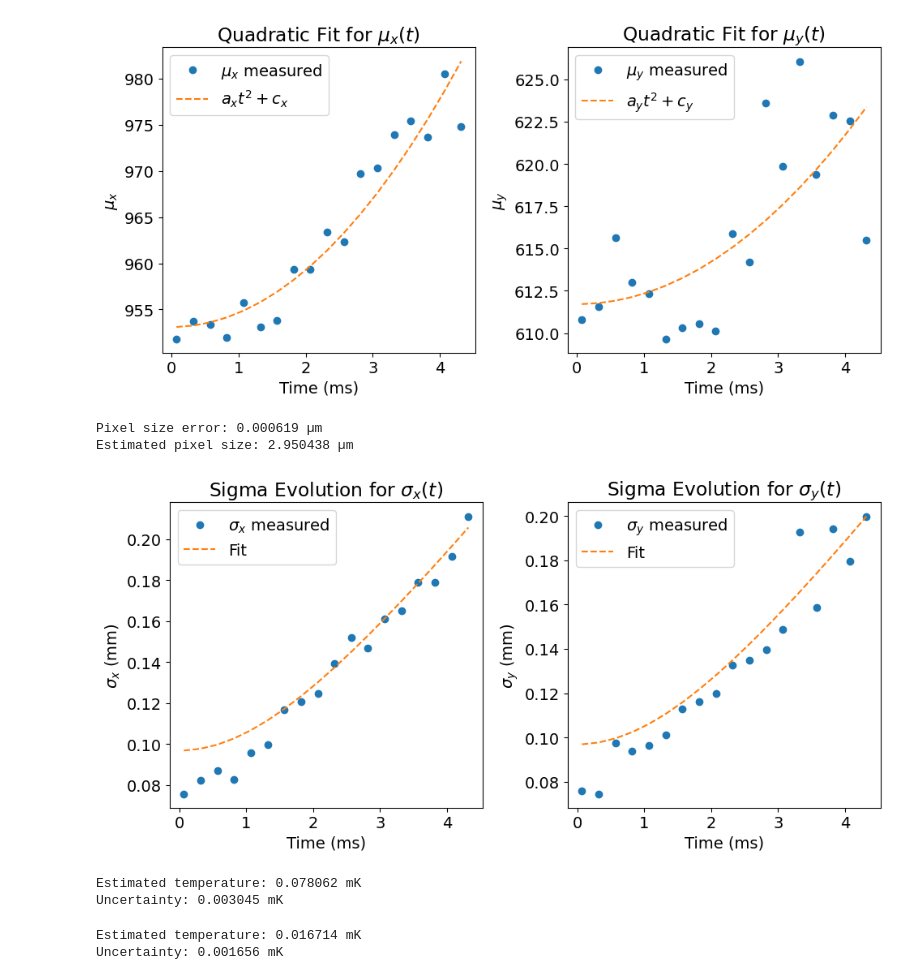
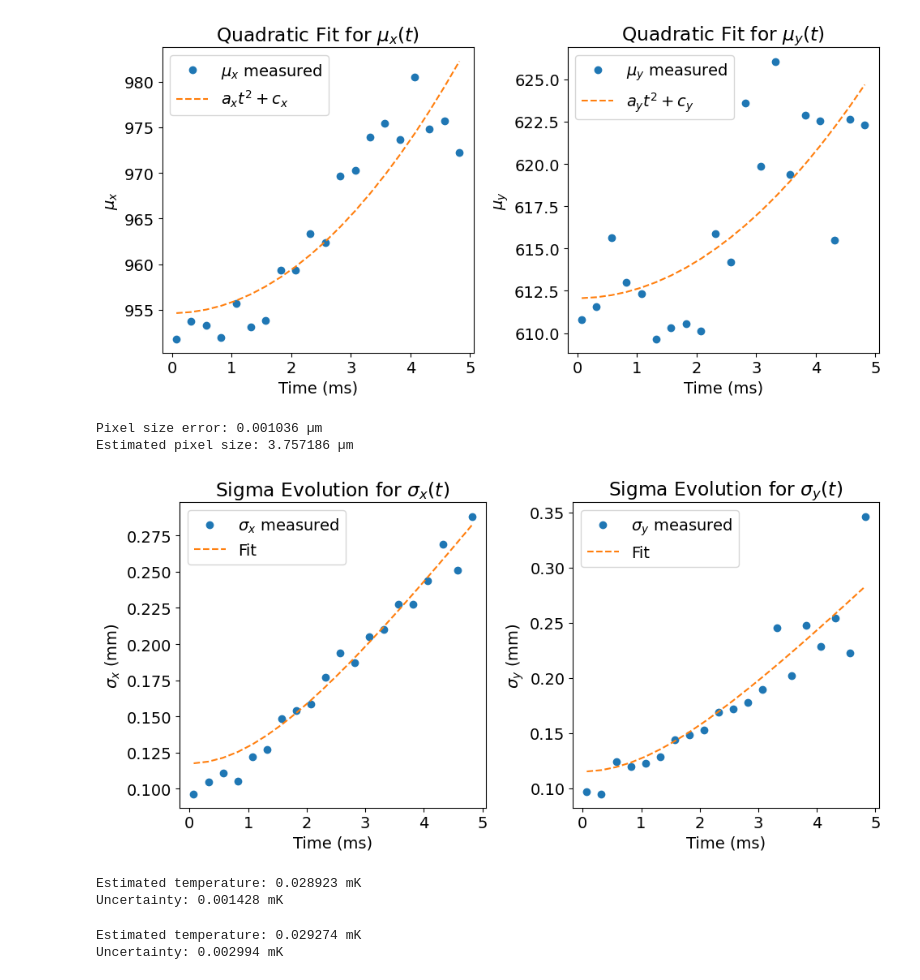
Before and after one commit to TiborCornelli/MOT, a Jupyter notebook: AbsorptionImaging/gauss_fit.ipynb, the cells around one changed output. Saved outputs shown, nothing was run; the diff lists cells and outputs as text; code cells hidden in the pictures.

```diff
--- a/AbsorptionImaging/gauss_fit.ipynb
+++ b/AbsorptionImaging/gauss_fit.ipynb
@@ -28,12 +28,12 @@ x0_values = []
 sigma_x_values = []
 y0_values = []
 sigma_y_values = []
+tof_values = []
 dt = 250 * 1e-6  # TOF step size in seconds
 start_tof = 71 * 1e-6  # Start time of flight in seconds
-time_stamps = np.arange(len(file_list)) * dt
 
-min_file = 23
-max_file = 63
+min_file = 1
+max_file = 89
 
 for file in file_list:
     file_index = int(file[-5:-3])
@@ -42,6 +42,9 @@ for file in file_list:
         continue
     if file_index > max_file:
         break
+    # Outliers
+    if file_index in [64,65,66]:
+        continue
 
     img = read_gz_file(file, returnRaw=False, returnDict=False)
     cropped = img[slice(*roi["yMain"]), slice(*roi["xMain"])]
@@ -63,6 +66,7 @@ for file in file_list:
     sigma_x_values.append(abs(popt_x[2]))
     y0_values.append(popt_y[1] + y_length / 2 + roi["yMain"][0])
     sigma_y_values.append(abs(popt_y[2]))
+    tof_values.append(start_tof + (file_index - 3) % 20 * dt)
 
     plt.plot(x_vals_centered + x_length / 2 + roi["xMain"][0], projection_x, label="X Projection")
     plt.plot(
@@ -133,29 +156,29 @@ plt.show()
 # %%
-start = np.where(np.array(file_indices) == min_file)[0][0]
-end = np.where(np.array(file_indices) == 40)[0][0] + 1
-new_indices = file_indices[start:end]
-t = dt * np.arange(len(new_indices)) + start_tof
-t_ms = t * 1e3
+tof_values_ms = np.array(tof_values) * 1e3  # Convert to milliseconds
+start = np.where(np.array(file_indices) == 23)[0][0]
+end = np.where(np.array(file_indices) == 42)[0][0] + 1
+tof_values_selected_ms = tof_values_ms[start:end]
+tof_values_selected = tof_values_selected_ms / 1000
 
 # Fit quadratic function to x0 values
 def quadratic(t, a, c):
     return a * t**2 + c
-popt_x_accel, cov_x = curve_fit(quadratic, t, x0_values[start:end])
-popt_y_accel, cov_y = curve_fit(quadratic, t, y0_values[start:end])
+popt_x_accel, cov_x = curve_fit(quadratic, tof_values_selected, x0_values[start:end])
+popt_y_accel, cov_y = curve_fit(quadratic, tof_values_selected, y0_values[start:end])
 
 # Plotting the quadratic fits
 plt.figure(figsize=(10, 5))
 plt.rcParams.update({'font.size': 14})
 plt.subplot(1, 2, 1)
-plt.plot(t_ms, x0_values[start:end], 'o', label=r'$\mu_x$ measured')
-plt.plot(t_ms, quadratic(t, *popt_x_accel), label=r'$a_x t^2 + c_x$', linestyle='--')
+plt.plot(tof_values_selected_ms, x0_values[start:end], 'o', label=r'$\mu_x$ measured')
+plt.plot(tof_values_selected_ms, quadratic(tof_values_selected, *popt_x_accel), label=r'$a_x t^2 + c_x$', linestyle='--')
 plt.xlabel('Time (ms)')
 plt.ylabel(r'$\mu_x$')
 plt.title(r'Quadratic Fit for $\mu_x(t)$')
 plt.legend()
 plt.subplot(1, 2, 2)
-plt.plot(t_ms, y0_values[start:end], 'o', label=r'$\mu_y$ measured')
-plt.plot(t_ms, quadratic(t, *popt_y_accel), label=r'$a_y t^2 + c_y$', linestyle='--')
+plt.plot(tof_values_selected_ms, y0_values[start:end], 'o', label=r'$\mu_y$ measured')
+plt.plot(tof_values_selected_ms, quadratic(tof_values_selected, *popt_y_accel), label=r'$a_y t^2 + c_y$', linestyle='--')
 plt.xlabel('Time (ms)')
 plt.ylabel(r'$\mu_y$')
 plt.title(r'Quadratic Fit for $\mu_y(t)$')
@@ -163,7 +186,7 @@ plt.legend()
 plt.tight_layout()
 #plt.savefig("quadratic_fit_parameters.png", dpi=300)
 # %% [output]
-[figure, old version]
+[figure, new version]
 # %%
 # Estimating Pixel size
 g = 9.81  # m/s^2
@@ -185,8 +208,8 @@ print("Pixel size error:", round(pixel_size_error, 6), "µm")
 
 print("Estimated pixel size:", pixel_size_est.round(6), "µm")
 # %% [output]
-Pixel size error: 0.000619 µm
-Estimated pixel size: 2.950438 µm
+Pixel size error: 0.001036 µm
+Estimated pixel size: 3.757186 µm
 # %%
 pixel_size = 3.45 * 1e-6  # actual pixel size in meters
 pixel_size = pixel_size_est * 1e-6  # convert µm to meters
@@ -195,40 +218,40 @@ sigma_x_values_meters = np.array(sigma_x_values[start:end]) * pixel_size
 sigma_y_values_meters = np.array(sigma_y_values[start:end]) * pixel_size
 
 sigma_x_values_mmeters = sigma_x_values_meters * 1e3
 sigma_y_values_mmeters = sigma_y_values_meters * 1e3
 
 u = 1.66053906660e-27  # kg
 m_85rb = 84.91178974 * u  # kg
 k_B = 1.380649e-23  # J/K
 
 def sigma_evolution(t, sigma_0, T):
     return np.sqrt(sigma_0**2 + (k_B * T / m_85rb) * t ** 2)
 
 
 # Fit the sigma evolution
-popt_sigma_x, cov_sigma_x = curve_fit(sigma_evolution, t, sigma_x_values_meters, p0=[0.1, 0], bounds=(0, [np.inf, np.inf]))
-popt_sigma_y, cov_sigma_y = curve_fit(sigma_evolution, t, sigma_y_values_meters, p0=[0.1, 0], bounds=(0, [np.inf, np.inf]))
+popt_sigma_x, cov_sigma_x = curve_fit(sigma_evolution, tof_values_selected, sigma_x_values_meters, p0=[0.1, 0], bounds=(0, [np.inf, np.inf]))
+popt_sigma_y, cov_sigma_y = curve_fit(sigma_evolution, tof_values_selected, sigma_y_values_meters, p0=[0.1, 0], bounds=(0, [np.inf, np.inf]))
 
 # Plotting the sigma evolution
 plt.figure(figsize=(10, 5))
 plt.subplot(1, 2, 1)
-plt.plot(t_ms, sigma_x_values_mmeters, 'o', label=r'$\sigma_x$ measured')
-plt.plot(t_ms, 1e3 * sigma_evolution(t, *popt_sigma_x), label='Fit', linestyle='--')
+plt.plot(tof_values_selected_ms, sigma_x_values_mmeters, 'o', label=r'$\sigma_x$ measured')
+plt.plot(tof_values_selected_ms, 1e3 * sigma_evolution(tof_values_selected, *popt_sigma_x), label='Fit', linestyle='--')
 plt.xlabel('Time (ms)')
 plt.ylabel(r'$\sigma_x$ (mm)')
 plt.title(r'Sigma Evolution for $\sigma_x(t)$')
 plt.legend()
 plt.subplot(1, 2, 2)
-plt.plot(t_ms, sigma_y_values_mmeters, 'o', label=r'$\sigma_y$ measured')
-plt.plot(t_ms, 1e3 * sigma_evolution(t, *popt_sigma_y), label='Fit', linestyle='--')
+plt.plot(tof_values_selected_ms, sigma_y_values_mmeters, 'o', label=r'$\sigma_y$ measured')
+plt.plot(tof_values_selected_ms, 1e3 * sigma_evolution(tof_values_selected, *popt_sigma_y), label='Fit', linestyle='--')
 plt.xlabel('Time (ms)')
 plt.ylabel(r'$\sigma_y$ (mm)')
 plt.title(r'Sigma Evolution for $\sigma_y(t)$')
 plt.legend()
 plt.tight_layout()
 #plt.savefig("sigma_evolution.png", dpi=600)
 # %% [output]
-[figure, old version]
+[figure, new version]
 # %%
 T_opt = popt_sigma_x[1]
 T_err = np.sqrt(cov_sigma_x[1][1])
@@ -236,8 +259,8 @@ T_err = np.sqrt(cov_sigma_x[1][1])
 print(f"Estimated temperature: {T_opt * 1e3:.6f} mK")
 print(f"Uncertainty: {T_err * 1e3:.6f} mK")
 # %% [output]
-Estimated temperature: 0.078062 mK
-Uncertainty: 0.003045 mK
+Estimated temperature: 0.028923 mK
+Uncertainty: 0.001428 mK
 # %%
 T_opt = popt_sigma_y[1]
 T_err = np.sqrt(cov_sigma_y[1][1])
@@ -245,5 +268,5 @@ T_err = np.sqrt(cov_sigma_y[1][1])
 print(f"Estimated temperature: {T_opt * 1e3:.6f} mK")
 print(f"Uncertainty: {T_err * 1e3:.6f} mK")
 # %% [output]
-Estimated temperature: 0.016714 mK
-Uncertainty: 0.001656 mK
+Estimated temperature: 0.029274 mK
+Uncertainty: 0.002994 mK
```
Also changed, not shown: parts of 3 cells of this notebook, 1 other file.
